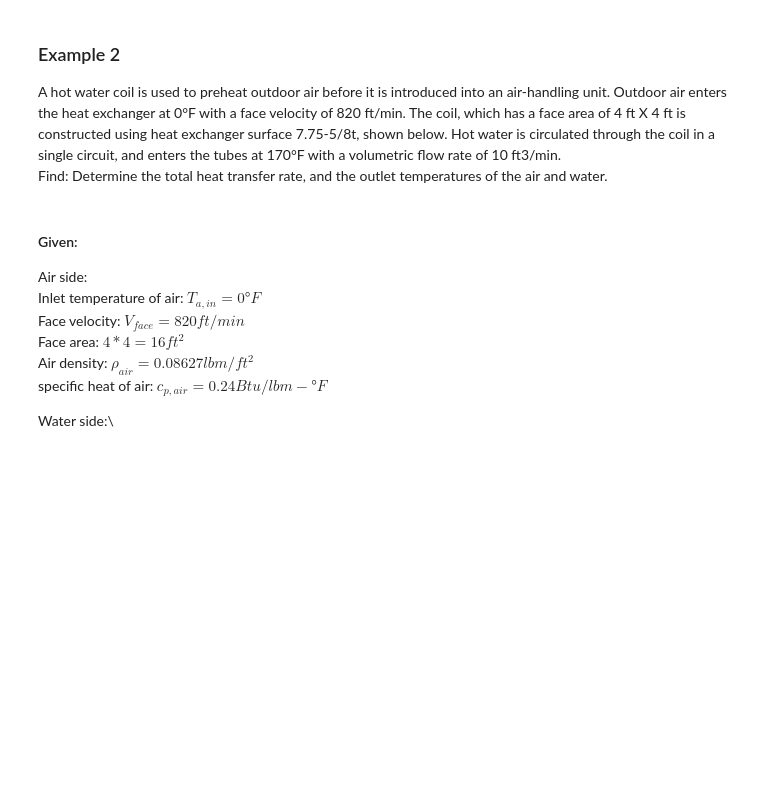
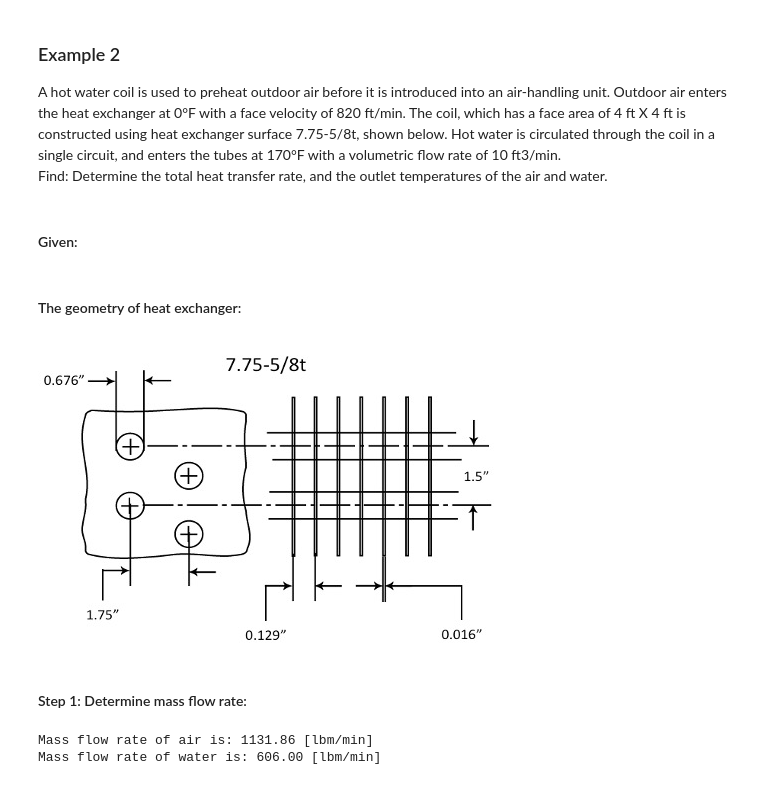
Before and after one commit to JieMa1202/CE414, a Jupyter notebook: Homework/HX_example.ipynb, the cells around one changed output. Cells and saved outputs as stored; diff of their text form; code cells hidden in the pictures; blank space fills up the shorter version.

```diff
--- a/Homework/HX_example.ipynb
+++ b/Homework/HX_example.ipynb
@@ -66,13 +62,5 @@ H = 3
 A hot water coil is used to preheat outdoor air before it is introduced into an air-handling unit. Outdoor air enters the heat exchanger at 0°F with a face velocity of 820 ft/min. The coil, which has a face area of 4 ft X 4 ft is constructed using heat exchanger surface 7.75-5/8t, shown below. Hot water is circulated through the coil in a single circuit, and enters the tubes at 170°F with a volumetric flow rate of 10 ft3/min. \
 Find:
 Determine the total heat transfer rate, and the outlet temperatures of the air and water.
-# %% [markdown]
-#### Given:
-Air side:\
-Inlet temperature of air: $T_{a,in} = 0 °F$\
-Face velocity: $V_{face} = 820 ft/min$\
-Face area: $4*4 = 16 ft^2$ \
-Air density: $\rho_{air} = 0.08627 lbm/ft^2$\
-specific heat of air: $c_{p,air} = 0.24 Btu/lbm-°F$
-
-Water side:\
+# %% [markdown]
+#### Given:
@@ -78,0 +80,6 @@ Water side:\
+# %% [markdown]
+#### The geometry of heat exchanger:
+# %%
+display(Image(filename='HXgeometry.jpg'))
+# %% [output]
+[figure, added]
@@ -78,0 +99,14 @@ Water side:\
+# %% [markdown]
+#### Step 1: Determine mass flow rate:
+# %%
+# Air side:
+V_dot_air = v_face * A_face # [CFM]
+m_dot_air = V_dot_air * rho_a
+print('Mass flow rate of air is:',f"{m_dot_air:.2f}",'[lbm/min]')
+
+# Water side:
+m_dot_water = rho_w * V_dot_w
+print('Mass flow rate of water is:',f"{m_dot_water:.2f}",'[lbm/min]')
+# %% [output]
+Mass flow rate of air is: 1131.86 [lbm/min]
+Mass flow rate of water is: 606.00 [lbm/min]
```
Also changed, not shown: parts of 14 cells of this notebook, 2 other files.
